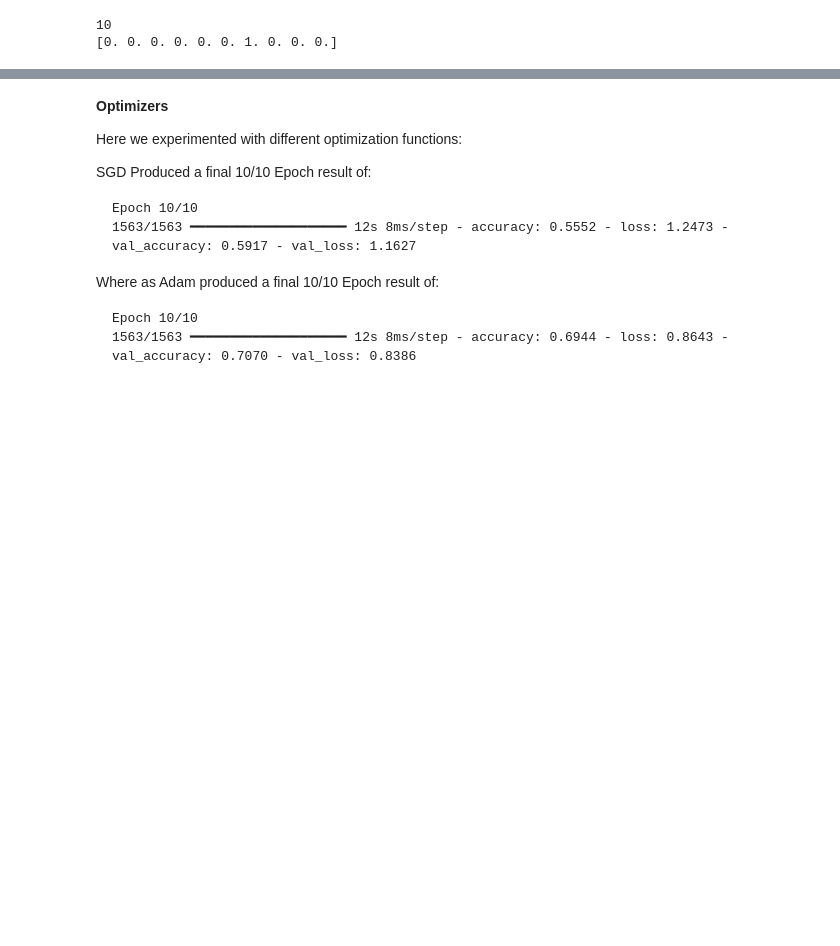
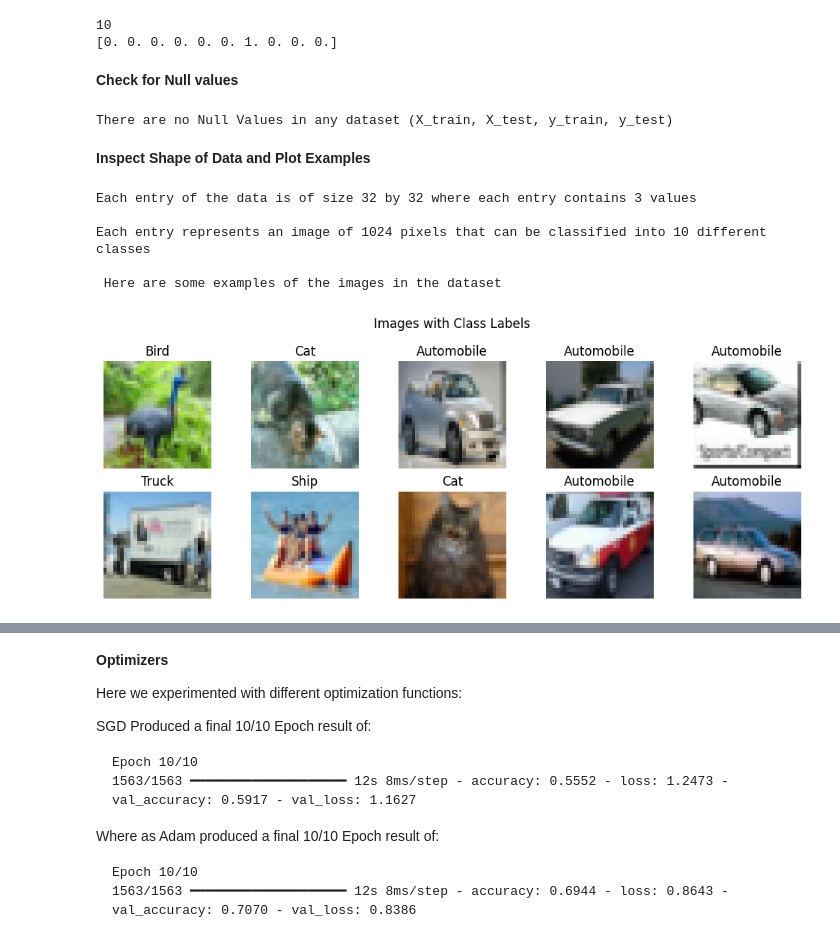
Before and after one commit to cu-cspb-4622-summer-2023/p2-GreatBrittan, a Jupyter notebook: Brittan_Mini_Project_2.ipynb, the cells around one changed output, grey strips where cells are left out. Saved outputs shown, nothing was run; the diff lists cells and outputs as text; code cells hidden in the pictures; blank space fills up the shorter version.

```diff
--- a/Brittan_Mini_Project_2.ipynb
+++ b/Brittan_Mini_Project_2.ipynb
@@ -26,3 +73,60 @@ X_test = X_test.astype('float32') / 255
 # %% [output]
 10
 [0. 0. 0. 0. 0. 0. 1. 0. 0. 0.]
+# %% [markdown]
+__Check for Null values__
+# %%
+# Boolean conditional check for Null values
+Do_We_Have_Null_Values = None in X_train and None in X_test and None in y_train and None in y_test
+if Do_We_Have_Null_Values == False:
+    print("There are no Null Values in any dataset (X_train, X_test, y_train, y_test)")
+else:
+    print("Yall got so many Null values, lol couldn't be me.")
+# %% [output]
+There are no Null Values in any dataset (X_train, X_test, y_train, y_test)
+# %% [markdown]
+__Inspect Shape of Data and Plot Examples__
+# %%
+import random
+# Print the shape and format of data
+data_shape = X_test[0].shape
+
+print(f"Each entry of the data is of size {data_shape[0]} by {data_shape[1]} where each entry contains {data_shape[2]} values \n")
+
+print(f"Each entry represents an image of {data_shape[0]**2} pixels that can be classified into {num_classes} different classes")
+
+print(f"\n Here are some examples of the images in the dataset")
+
+
+# Initialize class names
+class_names = ['Airplane', 'Automobile', 'Bird', 'Cat', 'Deer', 'Dog', 'Frog', 'Horse', 'Ship', 'Truck']
+
+# Initialize figure to 2 rows of 5 axes
+fig, axes = plt.subplots(2, 5, figsize=(10, 4))
+# Initialize random indexes for phot selection
+randList = random.sample(range(100), 10)
+
+# Initialize loop to plot image and label
+for i in range(10):
+    image = X_train[randList[i]]
+
+    row = i // 5
+    col = i % 5
+
+    axes[row, col].imshow(image)
+
+    class_index = np.argmax(y_train[randList[i]])
+
+    axes[row, col].set_title(class_names[class_index])
+    axes[row, col].axis('off')
+# Give figure title
+fig.suptitle('Images with Class Labels', fontsize=12)
+plt.tight_layout()
+plt.show()
+# %% [output]
+Each entry of the data is of size 32 by 32 where each entry contains 3 values
+
+Each entry represents an image of 1024 pixels that can be classified into 10 different classes
+
+ Here are some examples of the images in the dataset
+[figure, added]
```
Also changed, not shown: parts of 37 cells of this notebook, 1 other file.
